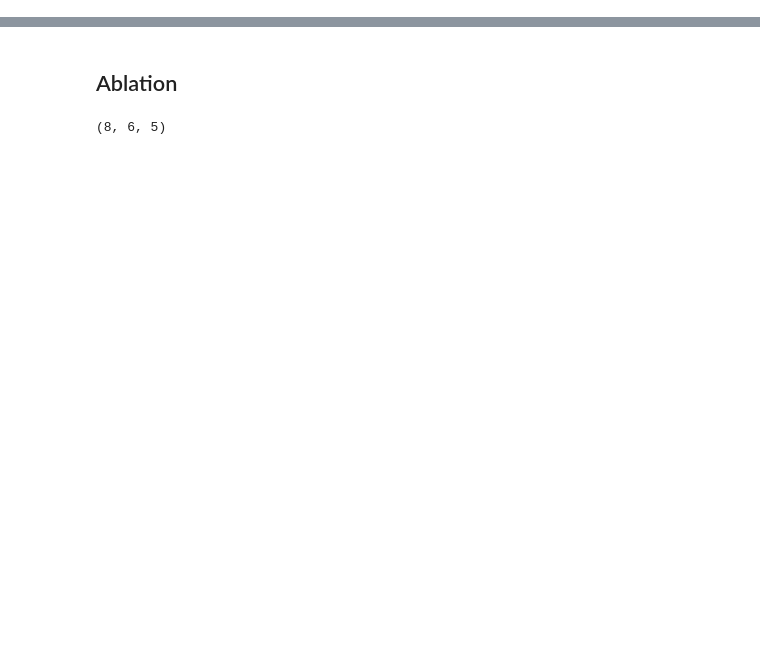
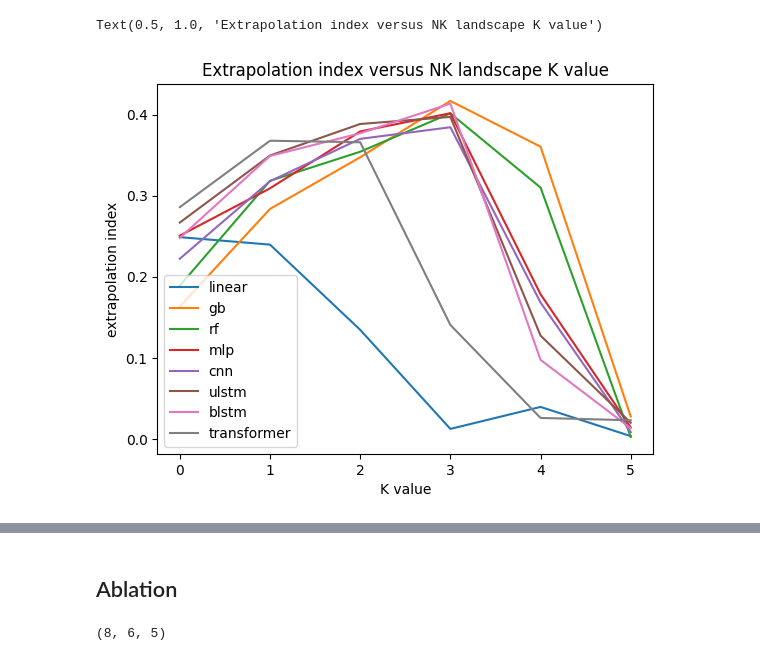
Before and after one commit to RSCJacksonLab/nk-ml, a Jupyter notebook: notebooks/extrapolation_ablation_visualisation.ipynb, the cells around one changed output, grey strips where cells are left out. Cells and saved outputs as stored; diff of their text form; code cells hidden in the pictures; blank space fills up the shorter version.

```diff
--- a/notebooks/extrapolation_ablation_visualisation.ipynb
+++ b/notebooks/extrapolation_ablation_visualisation.ipynb
@@ -23,10 +28,20 @@ dict_keys(['blstm', 'cnn', 'gb', 'linear', 'mlp', 'rf', 'transformer', 'ulstm'])
 # %%
 models = ['linear', 'gb', 'rf', 'mlp', 'cnn', 'ulstm', 'blstm', 'transformer']
 # %%
-
+#load NK data
 for model_index, model in enumerate(models):
-    for k_index, k_value in enumerate(extrap_results[model].keys()):
-        for repl_index, replicate in enumerate(extrap_results[model][k_value].keys()):
-            for train_index, train_distance in enumerate(extrap_results[model][k_value][replicate].keys()):
-                for test_index, test_distance in enumerate(list(extrap_results[model][k_value][replicate][train_distance][0].keys())[1:]):
-                    pearson_results2[model_index][k_index][repl_index][train_index][test_index] = extrap_results[model][k_value][replicate][train_distance][0][test_distance]['pearson_r']
+    for k_index, k_value in enumerate(extrap_results_NK[model].keys()):
+        for repl_index, replicate in enumerate(extrap_results_NK[model][k_value].keys()):
+            for train_index, train_distance in enumerate(extrap_results_NK[model][k_value][replicate].keys()):
+                for test_index, test_distance in enumerate(list(extrap_results_NK[model][k_value][replicate][train_distance][0].keys())[1:]):
+                    pearson_results_NK[model_index][k_index][repl_index][train_index][test_index] = extrap_results_NK[model][k_value][replicate][train_distance][0][test_distance]['pearson_r']
+                    mse_results_NK[model_index][k_index][repl_index][train_index][test_index] = extrap_results_NK[model][k_value][replicate][train_distance][0][test_distance]['mse_loss']
+                    r2_results_NK[model_index][k_index][repl_index][train_index][test_index] = extrap_results_NK[model][k_value][replicate][train_distance][0][test_distance]['r2']
+# load GB1 data
+for model_index, model in enumerate(models):
+    for repl_index, replicate in enumerate(extrap_results_GB1[model]['gb1'].keys()):
+        for train_index, train_distance in enumerate(extrap_results_GB1[model]['gb1'][replicate].keys()):
+            for test_index, test_distance in enumerate(list(extrap_results_GB1[model]['gb1'][replicate][train_distance][0].keys())[1:]):
+                pearson_results_GB1[model_index][repl_index][train_index][test_index] = extrap_results_GB1[model]['gb1'][replicate][train_distance][0][test_distance]['pearson_r']
+                mse_results_GB1[model_index][repl_index][train_index][test_index] = extrap_results_GB1[model]['gb1'][replicate][train_distance][0][test_distance]['mse_loss']
+                r2_results_GB1[model_index][repl_index][train_index][test_index] = extrap_results_GB1[model]['gb1'][replicate][train_distance][0][test_distance]['r2']
@@ -133,0 +199,10 @@ plt.savefig('../figures/extrapolation_NK.png')
+# %%
+for model_ind, model in enumerate(models):
+    plt.plot(extrpolation_indices[model_ind], label = model)
+plt.legend()
+plt.xlabel('K value')
+plt.ylabel('extrapolation index')
+plt.title('Extrapolation index versus NK landscape K value')
+# %% [output]
+Text(0.5, 1.0, 'Extrapolation index versus NK landscape K value')
+[figure, added]
```
Also changed, not shown: parts of 22 cells of this notebook, 2 other files.
